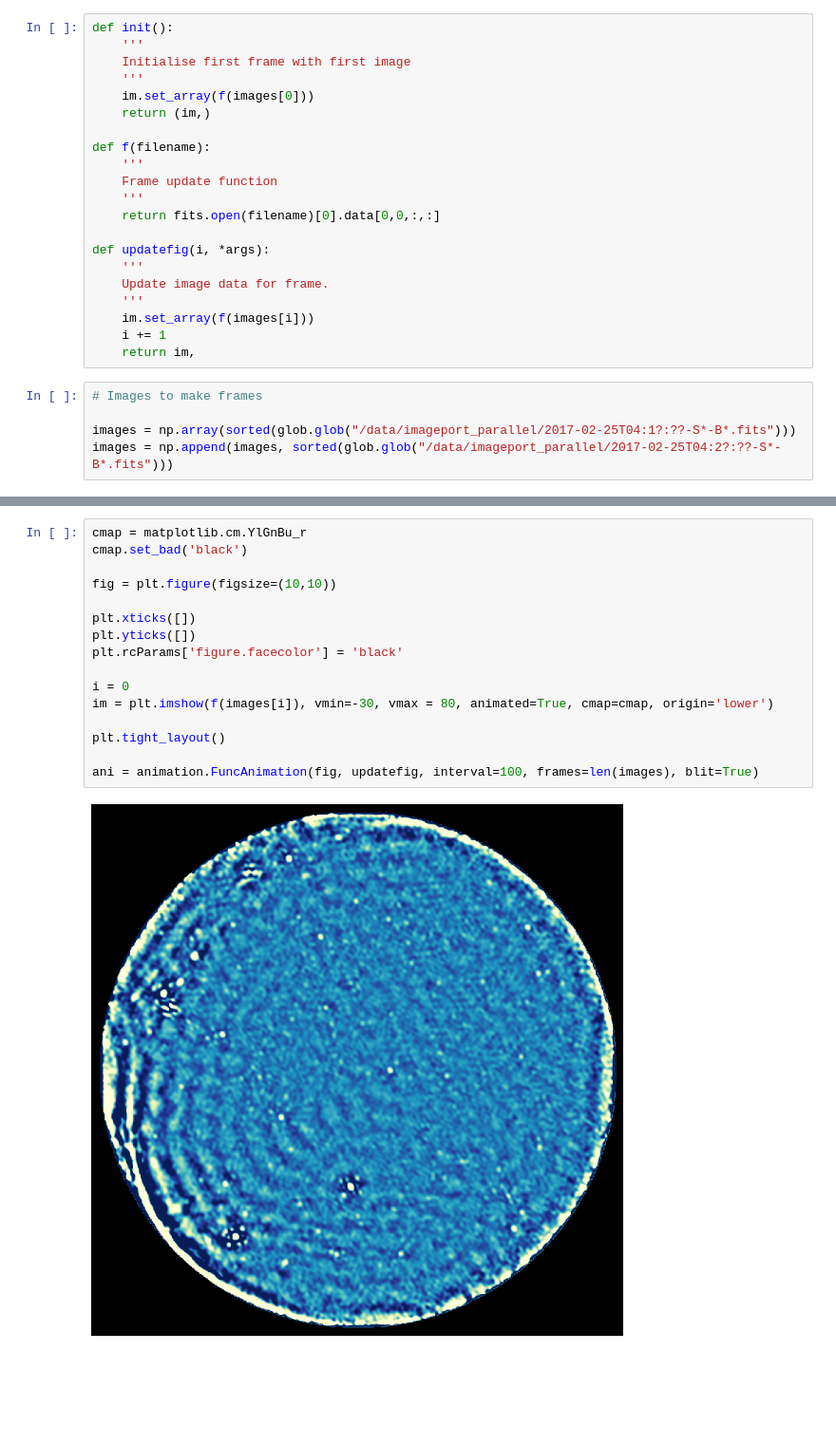
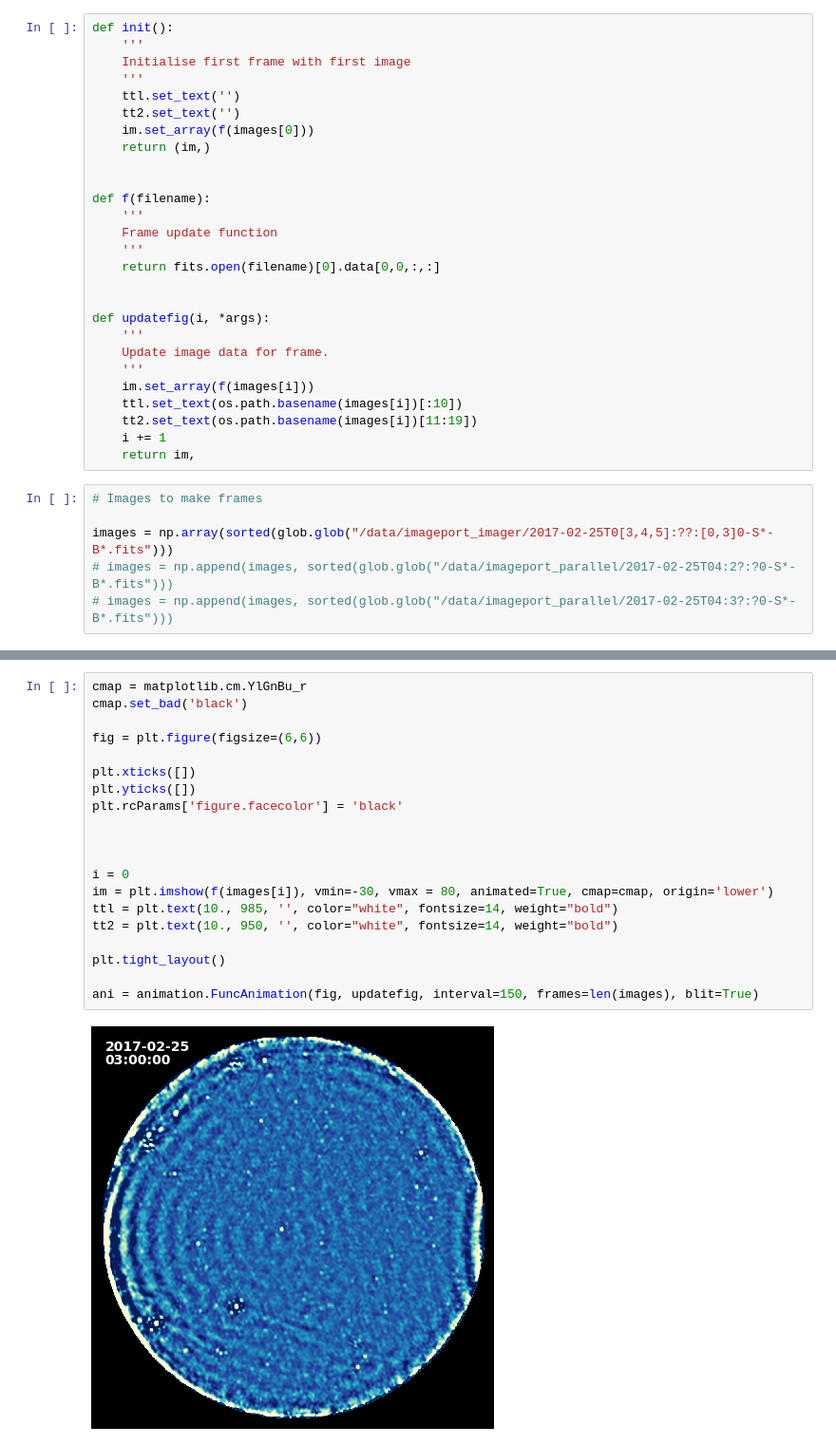
Before and after one commit to shulevski/scratchpad, a Jupyter notebook: notebooks/animation_prototype.ipynb, the cells around one changed output, grey strips where cells are left out. Shown: that part at 95% size. Drawn from its saved outputs; the diff is of its cells as text; blank space fills up the shorter version.

```diff
--- a/notebooks/animation_prototype.ipynb
+++ b/notebooks/animation_prototype.ipynb
@@ -17,8 +18,11 @@ def init():
     '''
     Initialise first frame with first image
     '''
+    ttl.set_text('')
+    tt2.set_text('')
     im.set_array(f(images[0]))
     return (im,)
+
 
 def f(filename):
     '''
@@ -26,15 +30,19 @@ def f(filename):
     '''
     return fits.open(filename)[0].data[0,0,:,:]
 
+
 def updatefig(i, *args):
     '''
     Update image data for frame.
     '''
     im.set_array(f(images[i]))
+    ttl.set_text(os.path.basename(images[i])[:10])
+    tt2.set_text(os.path.basename(images[i])[11:19])
     i += 1
     return im,
 # %%
 # Images to make frames
 
-images = np.array(sorted(glob.glob("/data/imageport_parallel/2017-02-25T04:1?:??-S*-B*.fits")))
-images = np.append(images, sorted(glob.glob("/data/imageport_parallel/2017-02-25T04:2?:??-S*-B*.fits")))
+images = np.array(sorted(glob.glob("/data/imageport_imager/2017-02-25T0[3,4,5]:??:[0,3]0-S*-B*.fits")))
+# images = np.append(images, sorted(glob.glob("/data/imageport_parallel/2017-02-25T04:2?:?0-S*-B*.fits")))
+# images = np.append(images, sorted(glob.glob("/data/imageport_parallel/2017-02-25T04:3?:?0-S*-B*.fits")))
@@ -41,21 +53,25 @@ images = np.append(images, sorted(glob.glob("/data/imageport_parallel/2017-02-25
 # %%
 cmap = matplotlib.cm.YlGnBu_r
 cmap.set_bad('black')
 
-fig = plt.figure(figsize=(10,10))
+fig = plt.figure(figsize=(6,6))
 
 plt.xticks([])
 plt.yticks([])
 plt.rcParams['figure.facecolor'] = 'black'
 
+
+
 i = 0
 im = plt.imshow(f(images[i]), vmin=-30, vmax = 80, animated=True, cmap=cmap, origin='lower')
+ttl = plt.text(10., 985, '', color="white", fontsize=14, weight="bold")
+tt2 = plt.text(10., 950, '', color="white", fontsize=14, weight="bold")
 
 plt.tight_layout()
 
-ani = animation.FuncAnimation(fig, updatefig, interval=100, frames=len(images), blit=True)
+ani = animation.FuncAnimation(fig, updatefig, interval=150, frames=len(images), blit=True)
 # %% [output]
-[figure, old version]
+[figure, new version]
 # %%
 # Breaks if too large
 
```
Also changed, not shown: parts of 5 cells of this notebook, 1 other file.
